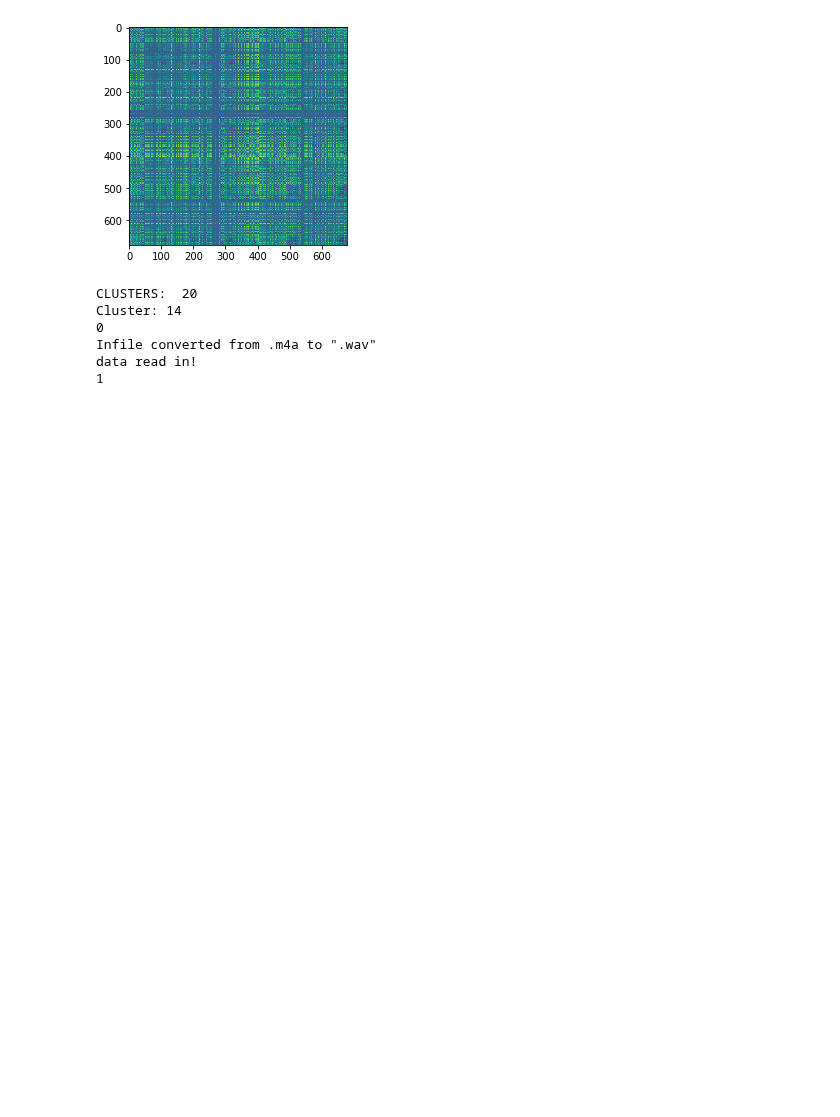
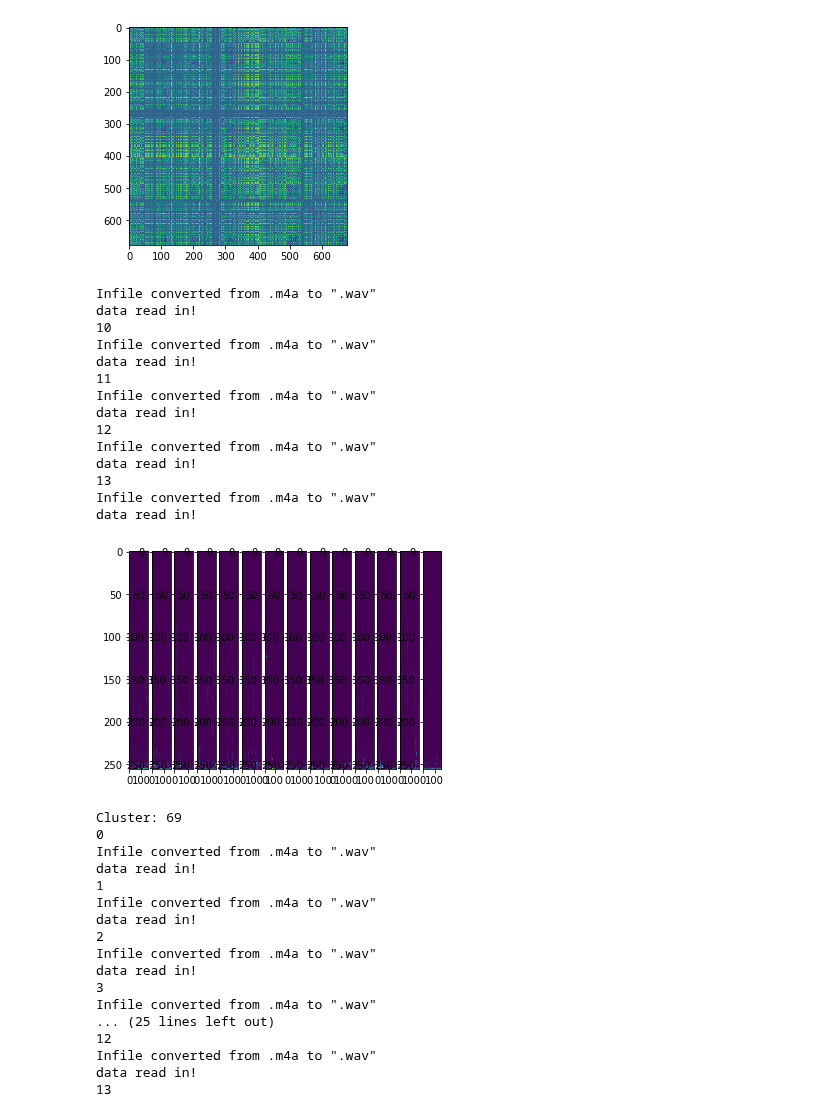
Before and after one commit to dkohlsdorf/wdp-ds, a Jupyter notebook: scripts/AgglomerativeClusteringDTW.ipynb, the cells around one changed output. Cells and saved outputs as stored; diff of their text form; code cells hidden in the pictures; blank space fills up the shorter version.

Commit message:
adding clustering results

```diff
--- a/scripts/AgglomerativeClusteringDTW.ipynb
+++ b/scripts/AgglomerativeClusteringDTW.ipynb
@@ -290,33 +290,59 @@ final_clustering = [c for c in c if len(c) > 3]
 # %%
 print("CLUSTERS: ", len(final_clustering))
 client = storage.Client.from_service_account_json('secret.json')
 bucket = client.get_bucket('wdp-data')
 cx = 0
 for cluster in final_clustering:
     n = len(cluster)
     print("Cluster: {}".format(n))
     for i, region in enumerate(cluster):
         print(i)
         path = "audio_files/{}/{}".format(region['year'], region['filename'])
         with open("/tmp/audio.m4a", "wb") as file_obj:
             blob = bucket.blob(path)
             blob.download_to_file(file_obj)
         stream = StreamSpectrogram("/tmp/audio.m4a", [region['start']], [region['stop']])
         spec = fwd_spectrogram(stream.data[region['start']:region['stop']])
         plt.subplot(1, n + 1, i + 1)
-        plt.imshow(spec.T)
+        plt.imshow(spec.T, aspect="auto")
         if i == n:
             break
-    plt.savefig('cluster_{}.png'.format(cx))
+    plt.savefig('cluster_{}.png'.format(cx), dpi=20 * n)
     cx += 1
     plt.show()
 # %% [output]
-CLUSTERS:  20
-Cluster: 14
-0
 Infile converted from .m4a to ".wav"
 data read in!
-1
+10
+Infile converted from .m4a to ".wav"
+data read in!
+11
+Infile converted from .m4a to ".wav"
+data read in!
+12
+Infile converted from .m4a to ".wav"
+data read in!
+13
+Infile converted from .m4a to ".wav"
+data read in!
+[figure, added]
+Cluster: 69
+0
+Infile converted from .m4a to ".wav"
+data read in!
+1
+Infile converted from .m4a to ".wav"
+data read in!
+2
+Infile converted from .m4a to ".wav"
+data read in!
+3
+Infile converted from .m4a to ".wav"
+... (25 lines left out)
+12
+Infile converted from .m4a to ".wav"
+data read in!
+13
 # %%
 with db.connect() as conn:
     id = 0
```
Also changed, not shown: 2 other files.
